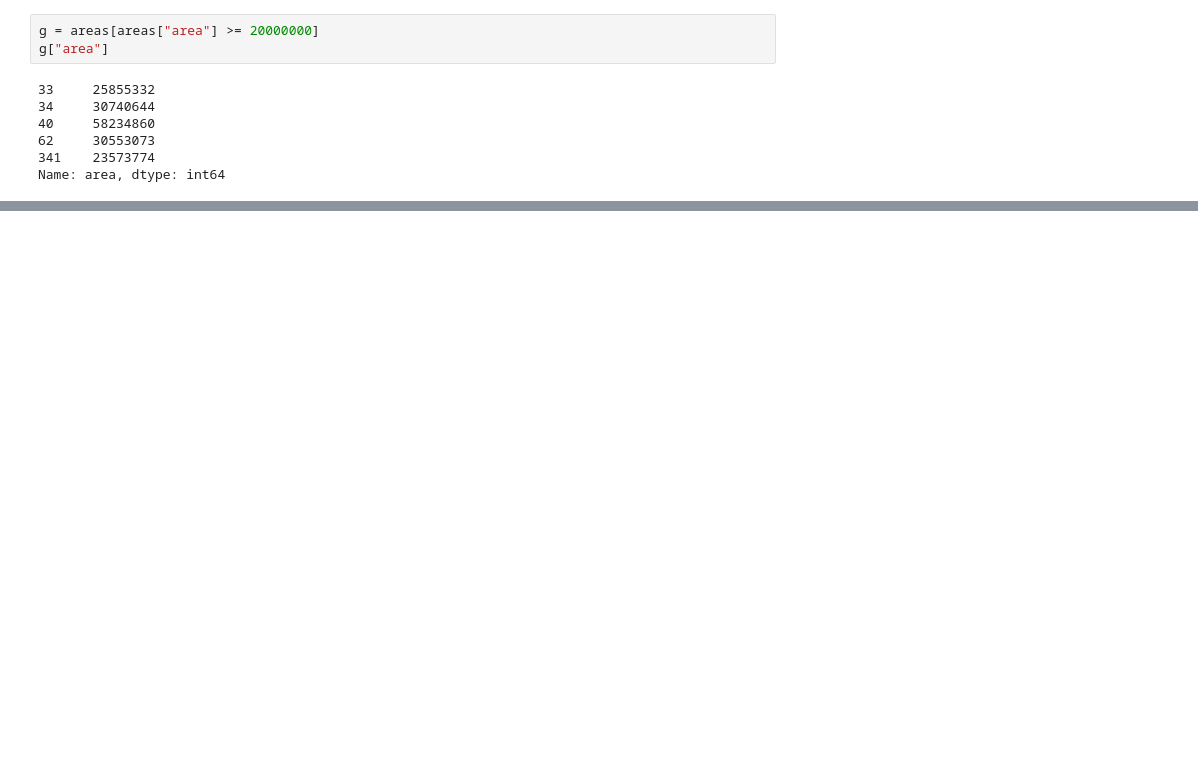
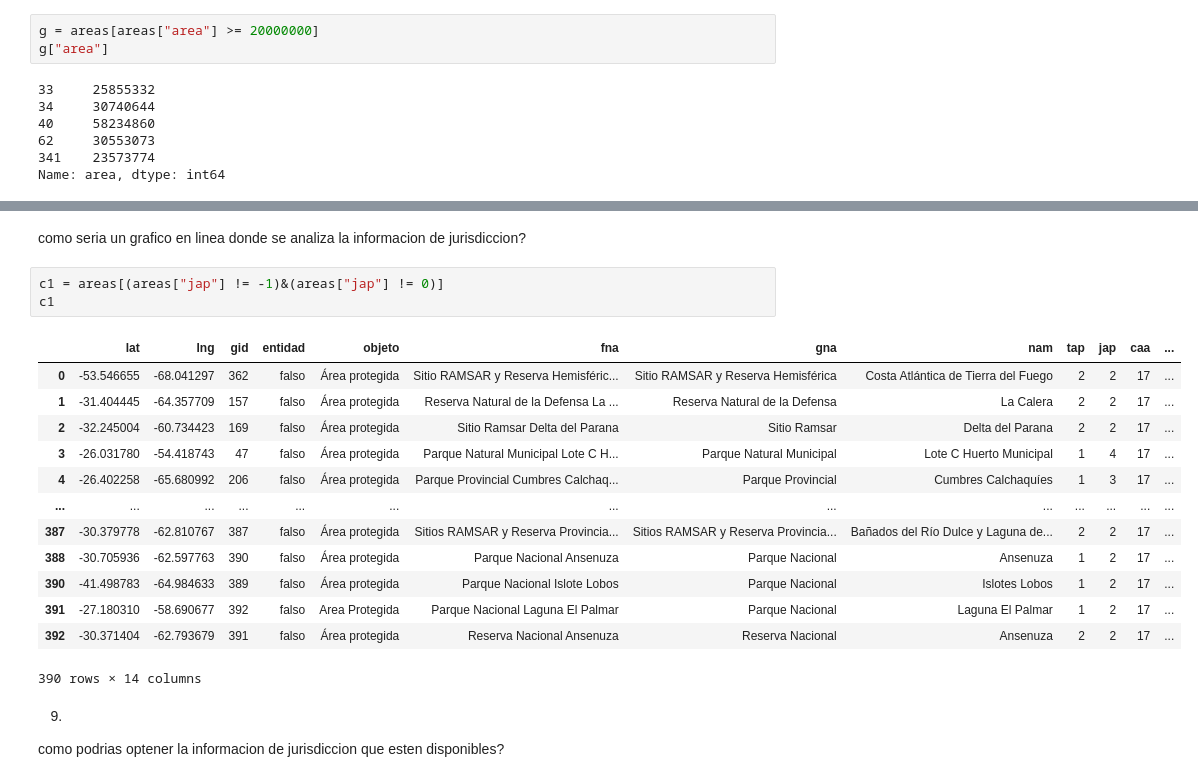
Before and after one commit to AleJndroMoreno/jupyter-, a Jupyter notebook: Tp N10.ipynb, the cells around one changed output, grey strips where cells are left out. Saved outputs shown, nothing was run; the diff lists cells and outputs as text; blank space fills up the shorter version.

```diff
--- a/Tp N10.ipynb
+++ b/Tp N10.ipynb
@@ -95,0 +179,22 @@ intentamos obtener la fila "gid" ya que es un valor numerico, limitamos sus valo
+# %% [markdown]
+como seria un grafico en linea donde se analiza la informacion de jurisdiccion?
+# %%
+c1 = areas[(areas["jap"] != -1)&(areas["jap"] != 0)]
+c1
+# %% [output]
+|  | lat | lng | gid | entidad | objeto | fna | gna | nam | tap | jap | caa | ... |
+| 0 | -53.546655 | -68.041297 | 362 | falso | Área protegida | Sitio RAMSAR y Reserva Hemisféric... | Sitio RAMSAR y Reserva Hemisférica | Costa Atlántica de Tierra del Fuego | 2 | 2 | 17 | ... |
+| 1 | -31.404445 | -64.357709 | 157 | falso | Área protegida | Reserva Natural de la Defensa La ... | Reserva Natural de la Defensa | La Calera | 2 | 2 | 17 | ... |
+| 2 | -32.245004 | -60.734423 | 169 | falso | Área protegida | Sitio Ramsar Delta del Parana | Sitio Ramsar | Delta del Parana | 2 | 2 | 17 | ... |
+| 3 | -26.031780 | -54.418743 | 47 | falso | Área protegida | Parque Natural Municipal Lote C H... | Parque Natural Municipal | Lote C Huerto Municipal | 1 | 4 | 17 | ... |
+| 4 | -26.402258 | -65.680992 | 206 | falso | Área protegida | Parque Provincial Cumbres Calchaq... | Parque Provincial | Cumbres Calchaquíes | 1 | 3 | 17 | ... |
+| ... | ... | ... | ... | ... | ... | ... | ... | ... | ... | ... | ... | ... |
+| 387 | -30.379778 | -62.810767 | 387 | falso | Área protegida | Sitios RAMSAR y Reserva Provincia... | Sitios RAMSAR y Reserva Provincia... | Bañados del Río Dulce y Laguna de... | 2 | 2 | 17 | ... |
+| 388 | -30.705936 | -62.597763 | 390 | falso | Área protegida | Parque Nacional Ansenuza | Parque Nacional | Ansenuza | 1 | 2 | 17 | ... |
+| 390 | -41.498783 | -64.984633 | 389 | falso | Área protegida | Parque Nacional Islote Lobos | Parque Nacional | Islotes Lobos | 1 | 2 | 17 | ... |
+| 391 | -27.180310 | -58.690677 | 392 | falso | Area Protegida | Parque Nacional Laguna El Palmar | Parque Nacional | Laguna El Palmar | 1 | 2 | 17 | ... |
+| 392 | -30.371404 | -62.793679 | 391 | falso | Área protegida | Reserva Nacional Ansenuza | Reserva Nacional | Ansenuza | 2 | 2 | 17 | ... |
+390 rows × 14 columns
+# %% [markdown]
+9.
+como podrias optener la informacion de jurisdiccion que esten disponibles?
```
Also changed, not shown: parts of 27 cells of this notebook.
